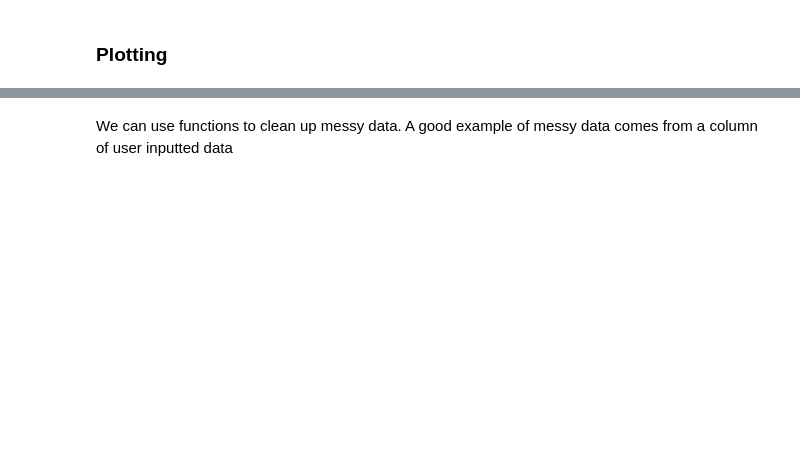
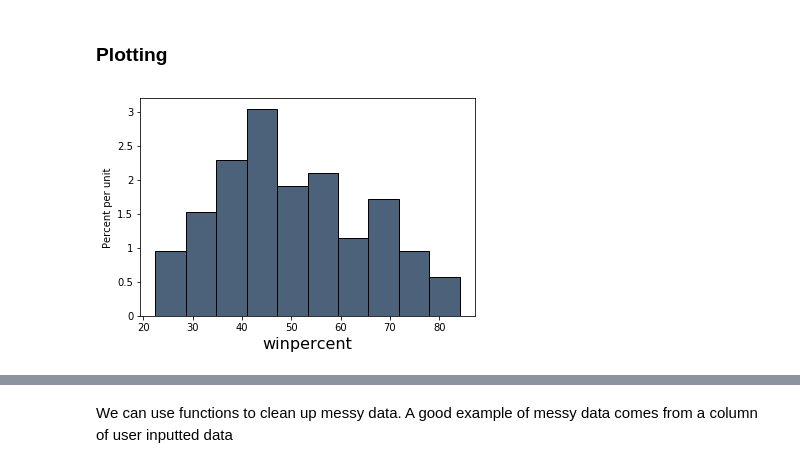
Before and after one commit to ucsd-ets/dsc10-fa19, a Jupyter notebook: Discussions/Week3/week3.ipynb, the cells around one changed output, grey strips where cells are left out. Cells and saved outputs as stored; diff of their text form; code cells hidden in the pictures; blank space fills up the shorter version.

```diff
--- a/Discussions/Week3/week3.ipynb
+++ b/Discussions/Week3/week3.ipynb
@@ -93,5 +124,8 @@ candy.group(["chocolate", "caramel","fruity","nougat"], np.mean)
 ### Plotting
 # %%
 # Create a histogram of the winpercentages
+candy.hist("winpercent")
+# %% [output]
+[figure, added]
 # %%
 # See if price percentage has an effect on win percentage. What type of graph can we use for this?
```
Also changed, not shown: parts of 39 cells of this notebook.
